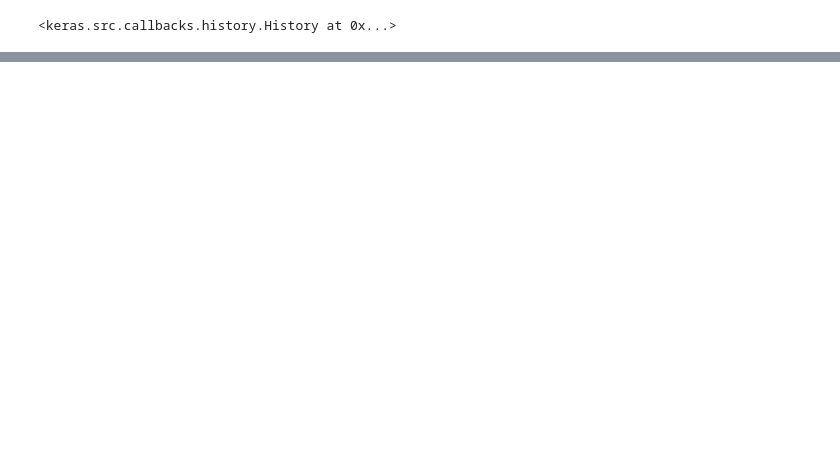
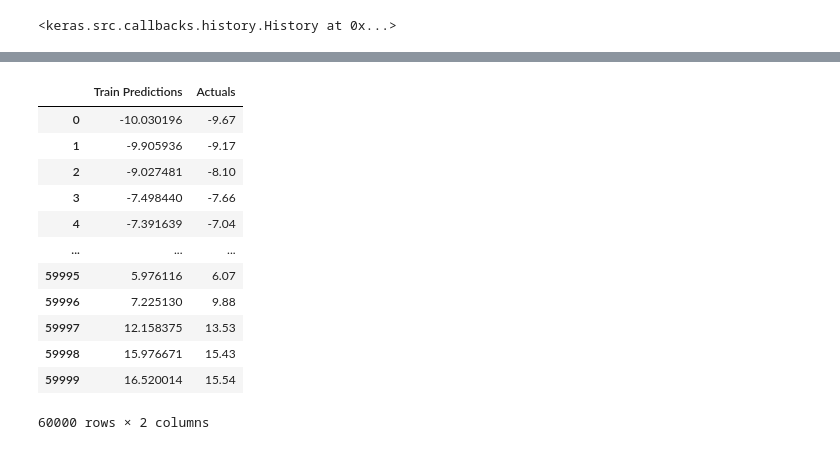
Before and after one commit to Didrik147/python-tutorials, a Jupyter notebook: Greg_Hogg/LSTM Time Series Forecasting.ipynb, the cells around one changed output, grey strips where cells are left out. Saved outputs shown, nothing was run; the diff lists cells and outputs as text; code cells hidden in the pictures; blank space fills up the shorter version.

```diff
--- a/Greg_Hogg/LSTM Time Series Forecasting.ipynb
+++ b/Greg_Hogg/LSTM Time Series Forecasting.ipynb
@@ -158,0 +159,9 @@ model1 = load_model('model1/model1.keras')
+# %%
+train_predictions = model1.predict(X_train).flatten()
+train_results = pd.DataFrame(data={
+  'Train Predictions' : train_predictions,
+  'Actuals' : y_train
+  })
+
+train_results
+# %% [output]
@@ -158,0 +169,13 @@ model1 = load_model('model1/model1.keras')
+|  | Train Predictions | Actuals |
+| 0 | -10.030196 | -9.67 |
+| 1 | -9.905936 | -9.17 |
+| 2 | -9.027481 | -8.10 |
+| 3 | -7.498440 | -7.66 |
+| 4 | -7.391639 | -7.04 |
+| ... | ... | ... |
+| 59995 | 5.976116 | 6.07 |
+| 59996 | 7.225130 | 9.88 |
+| 59997 | 12.158375 | 13.53 |
+| 59998 | 15.976671 | 15.43 |
+| 59999 | 16.520014 | 15.54 |
+60000 rows × 2 columns
```
Also changed, not shown: parts of 8 cells of this notebook, 1 other file.
